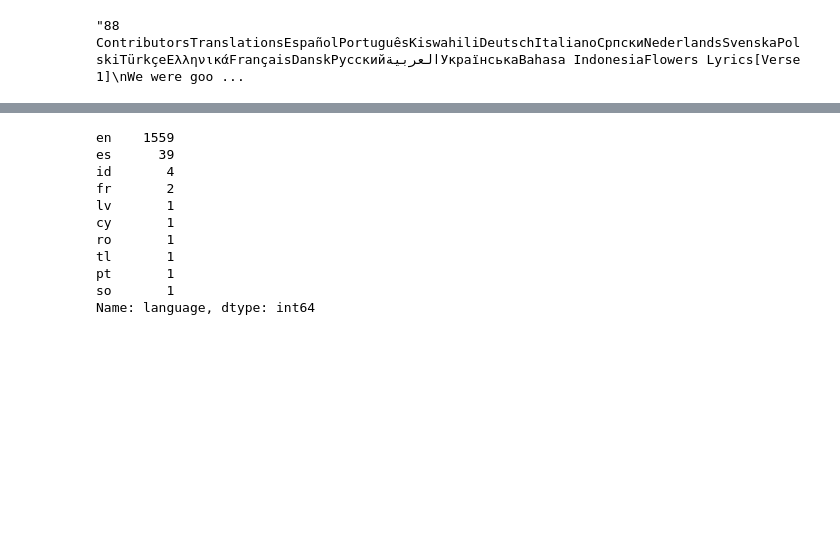
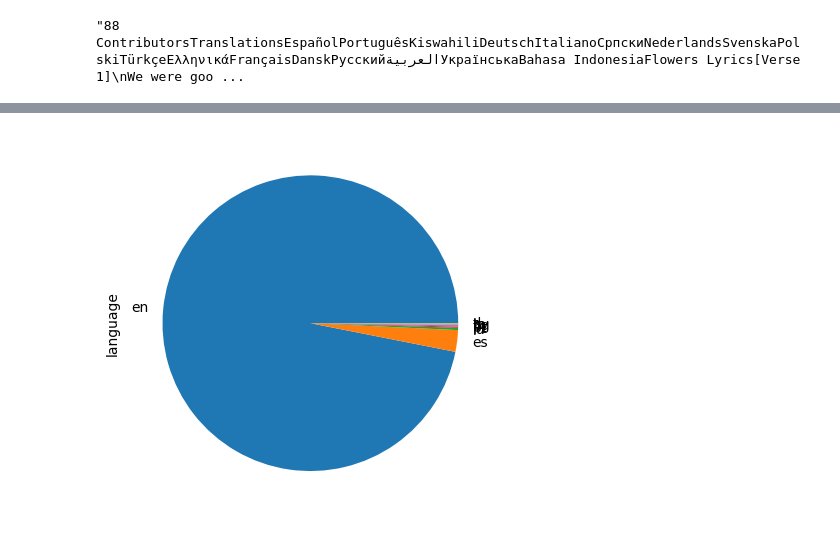
Before and after one commit to AndreaZavatta/Songs-Popularity-Prediction, a Jupyter notebook: nlp.ipynb, the cells around one changed output, grey strips where cells are left out. Cells and saved outputs as stored; diff of their text form; code cells hidden in the pictures; blank space fills up the shorter version.

```diff
--- a/nlp.ipynb
+++ b/nlp.ipynb
@@ -133,14 +153,4 @@ lyrics
 # %%
-lyrics["language"].value_counts()
+songs_lyrics["language"].value_counts().plot.pie();
 # %% [output]
-en    1559
-es      39
-id       4
-fr       2
-lv       1
-cy       1
-ro       1
-tl       1
-pt       1
-so       1
-Name: language, dtype: int64
+[figure, added]
```
Also changed, not shown: parts of 38 cells of this notebook.
